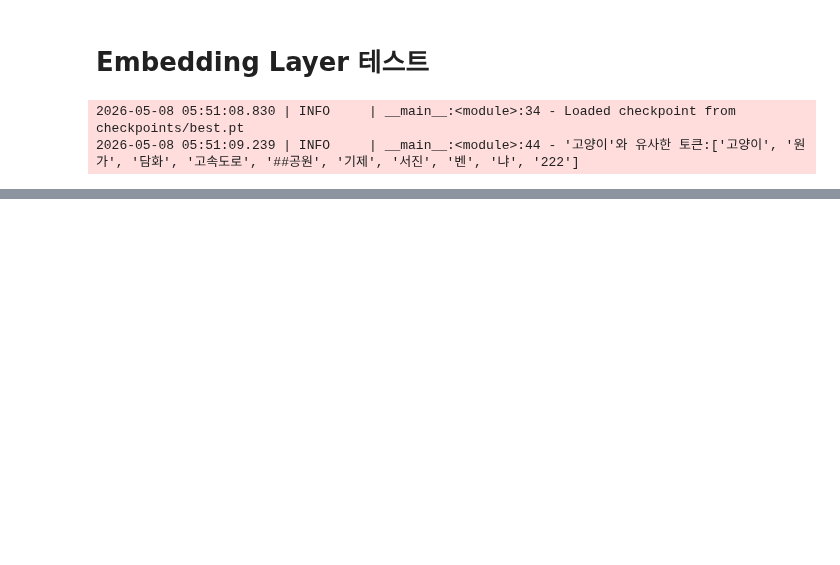
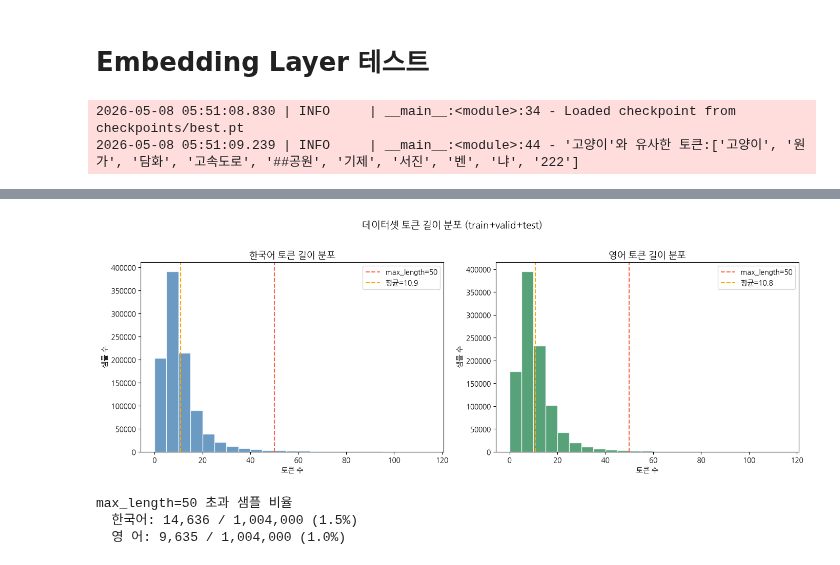
Before and after one commit to koreannn/RNN_Translator, a Jupyter notebook: experiment.ipynb, the cells around one changed output, grey strips where cells are left out. Saved outputs shown, nothing was run; the diff lists cells and outputs as text; code cells hidden in the pictures; blank space fills up the shorter version.

```diff
--- a/experiment.ipynb
+++ b/experiment.ipynb
@@ -56,0 +120,41 @@ logger.info(f"'고양이'와 유사한 토큰:\n{kor_tokenizer.convert_ids_to_to
+# %%
+plt.rcParams["font.family"] = "NanumGothic"
+plt.rcParams["axes.unicode_minus"] = False
+
+fig, axes = plt.subplots(1, 2, figsize=(14, 5))
+
+bins = range(0, 120, 5)
+
+# 한국어
+axes[0].hist(all_ko, bins=bins, color="steelblue", alpha=0.8, edgecolor="white")
+axes[0].axvline(50, color="tomato", linestyle="--", linewidth=1.5, label="max_length=50")
+axes[0].axvline(np.mean(all_ko), color="orange", linestyle="--", linewidth=1.5, label=f"평균={np.mean(all_ko):.1f}")
+axes[0].set_title("한국어 토큰 길이 분포", fontsize=13)
+axes[0].set_xlabel("토큰 수")
+axes[0].set_ylabel("샘플 수")
+axes[0].legend()
+
+# 영어
+axes[1].hist(all_en, bins=bins, color="seagreen", alpha=0.8, edgecolor="white")
+axes[1].axvline(50, color="tomato", linestyle="--", linewidth=1.5, label="max_length=50")
+axes[1].axvline(np.mean(all_en), color="orange", linestyle="--", linewidth=1.5, label=f"평균={np.mean(all_en):.1f}")
+axes[1].set_title("영어 토큰 길이 분포", fontsize=13)
+axes[1].set_xlabel("토큰 수")
+axes[1].set_ylabel("샘플 수")
+axes[1].legend()
+
+plt.suptitle("데이터셋 토큰 길이 분포 (train+valid+test)", fontsize=14, y=1.02)
+plt.tight_layout()
+plt.show()
+
+# max_length=50 초과 비율
+ko_over = sum(1 for l in all_ko if l > 50)
+en_over = sum(1 for l in all_en if l > 50)
+print(f"\nmax_length=50 초과 샘플 비율")
+print(f"  한국어: {ko_over:,} / {len(all_ko):,} ({ko_over/len(all_ko)*100:.1f}%)")
+print(f"  영 어: {en_over:,} / {len(all_en):,} ({en_over/len(all_en)*100:.1f}%)")
+# %% [output]
+[figure, added]
+max_length=50 초과 샘플 비율
+  한국어: 14,636 / 1,004,000 (1.5%)
+  영 어: 9,635 / 1,004,000 (1.0%)
```
Also changed, not shown: parts of 4 cells of this notebook, 2 other files.
